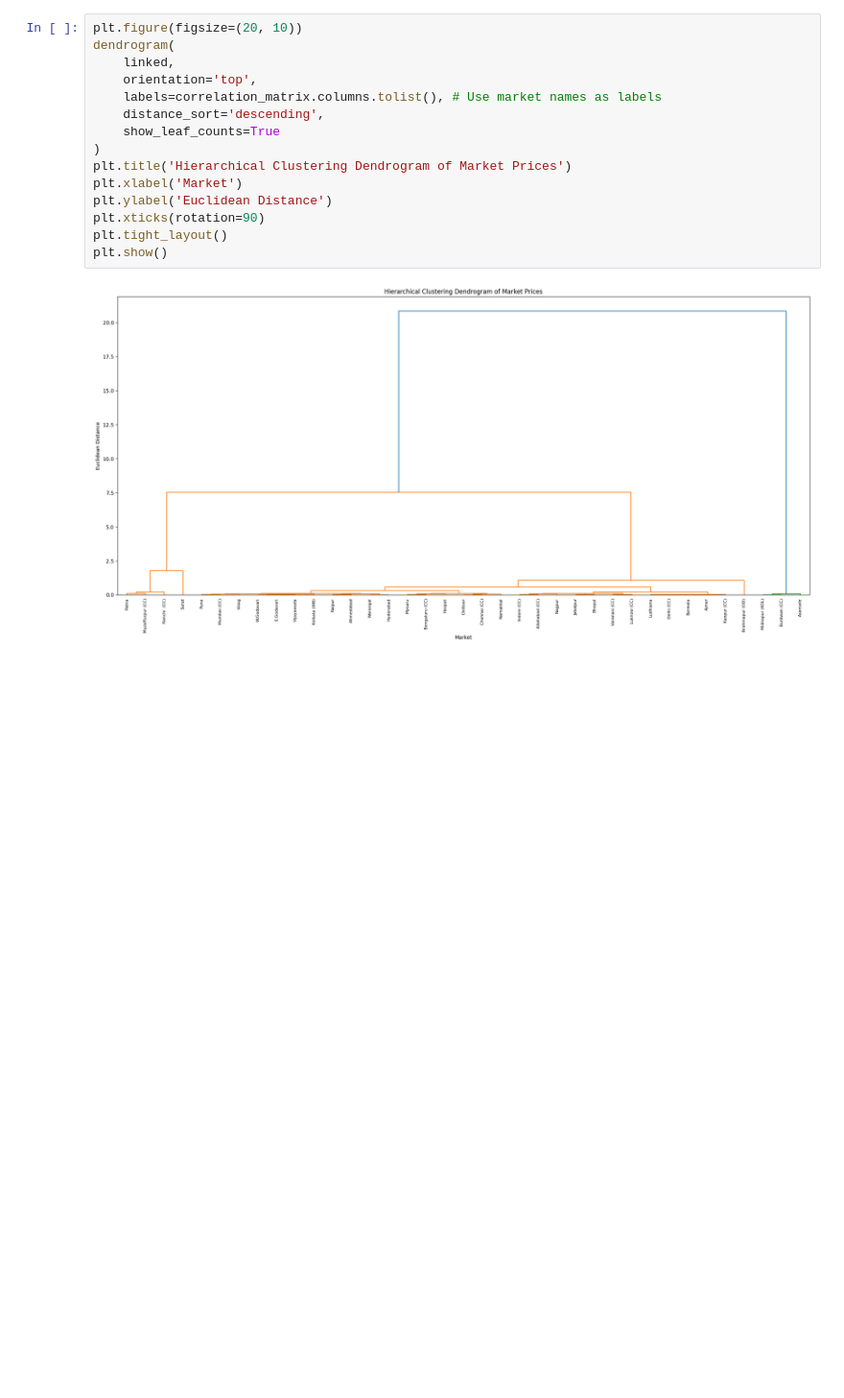
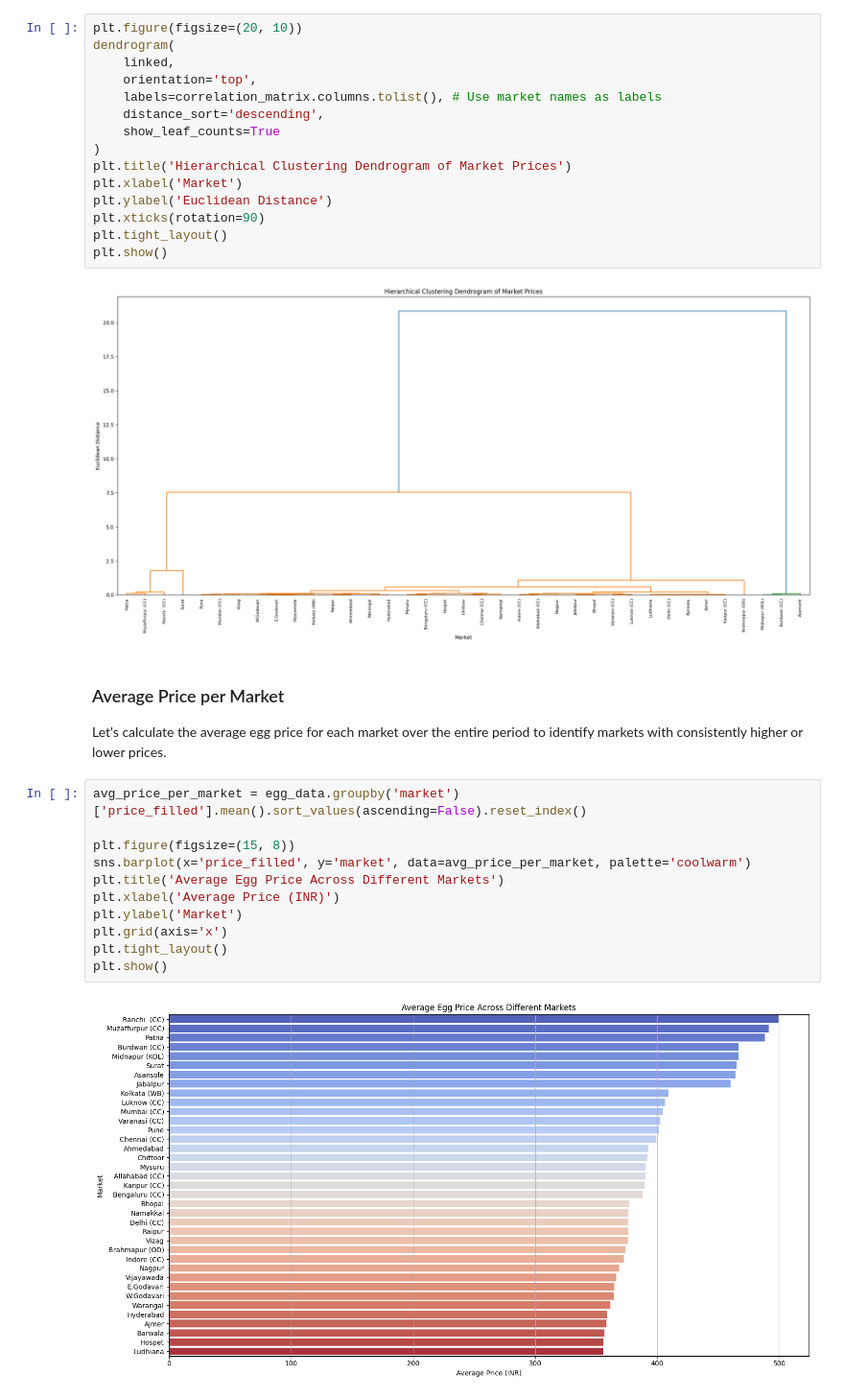
Before and after one commit to shivansh2310/The-Egg-Project, a Jupyter notebook: Egg_data_analysis.ipynb, the cells around one changed output. Shown at 96% size. Drawn from its saved outputs; the diff is of its cells as text; blank space fills up the shorter version.

```diff
--- a/Egg_data_analysis.ipynb
+++ b/Egg_data_analysis.ipynb
@@ -239,3 +275,20 @@ plt.tight_layout()
 plt.show()
 # %% [output]
 [figure]
+# %% [markdown]
+### Average Price per Market
+
+Let's calculate the average egg price for each market over the entire period to identify markets with consistently higher or lower prices.
+# %%
+avg_price_per_market = egg_data.groupby('market')['price_filled'].mean().sort_values(ascending=False).reset_index()
+
+plt.figure(figsize=(15, 8))
+sns.barplot(x='price_filled', y='market', data=avg_price_per_market, palette='coolwarm')
+plt.title('Average Egg Price Across Different Markets')
+plt.xlabel('Average Price (INR)')
+plt.ylabel('Market')
+plt.grid(axis='x')
+plt.tight_layout()
+plt.show()
+# %% [output]
+[figure, added]
```
Also changed, not shown: parts of 9 cells of this notebook.
